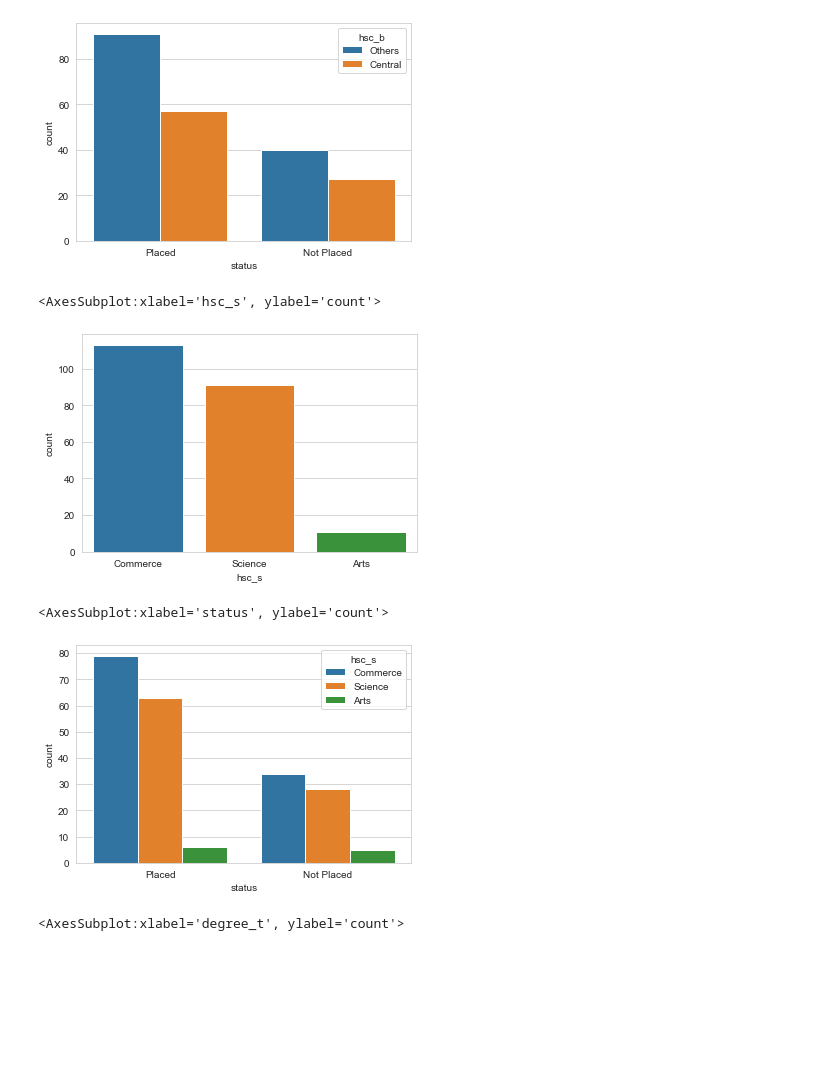
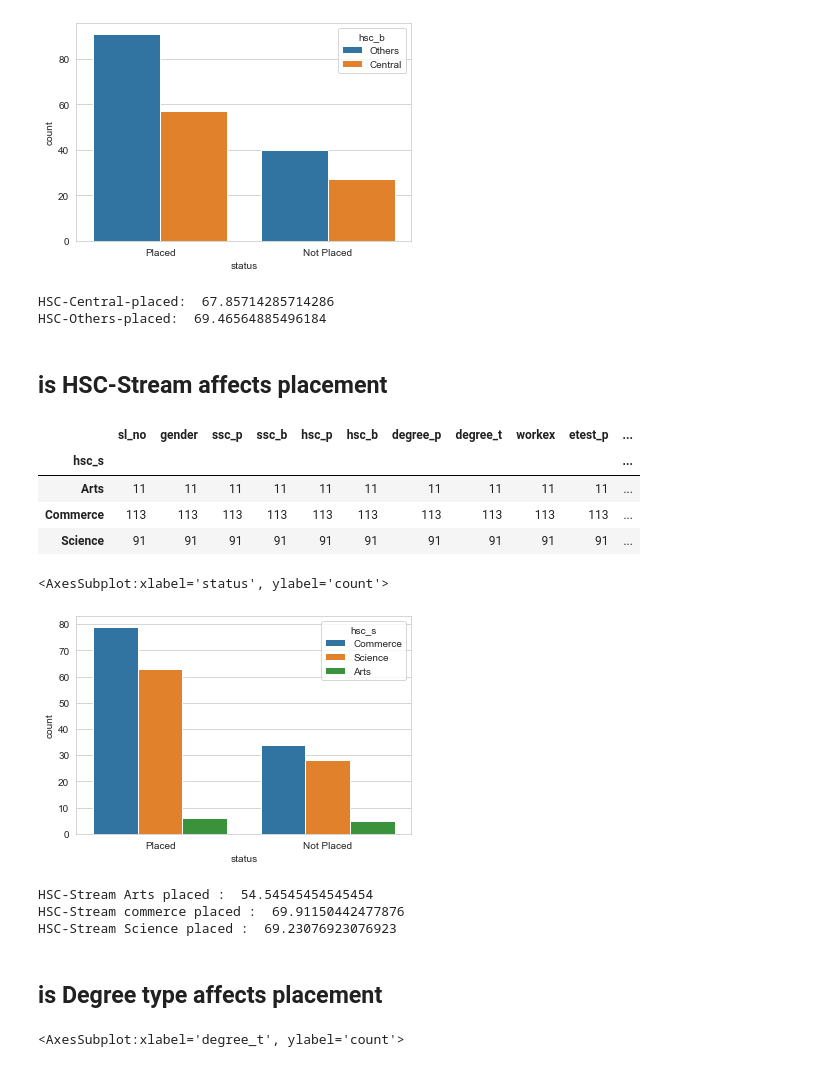
Before and after one commit to SaiSatya16/Hackathon-BrainDead-IIEST, a Jupyter notebook: Problem-1/Satya_notebook.ipynb, the cells around one changed output. Cells and saved outputs as stored; diff of their text form; code cells hidden in the pictures; blank space fills up the shorter version.

```diff
--- a/Problem-1/Satya_notebook.ipynb
+++ b/Problem-1/Satya_notebook.ipynb
@@ -248,22 +266,50 @@ sn.countplot(x='status',hue='hsc_b',data=df)
 # %% [output]
 <AxesSubplot:xlabel='status', ylabel='count'>
 [figure]
+# %%
+t = 215
+c_hsc = 84
+o_hsc = 131
+placed_c = 57
+placed_o = 91
+print("HSC-Central-placed: ",placed_c/c_hsc*100)
+print("HSC-Others-placed: ",placed_o/o_hsc*100)
+# %% [output]
+HSC-Central-placed:  67.85714285714286
+HSC-Others-placed:  69.46564885496184
+# %% [markdown]
+## is HSC-Stream affects placement
+# %%
+df.groupby('hsc_s').count()
+# %% [output]
+|  | sl_no | gender | ssc_p | ssc_b | hsc_p | hsc_b | degree_p | degree_t | workex | etest_p | ... |
+| hsc_s |  |  |  |  |  |  |  |  |  |  | ... |
+| Arts | 11 | 11 | 11 | 11 | 11 | 11 | 11 | 11 | 11 | 11 | ... |
+| Commerce | 113 | 113 | 113 | 113 | 113 | 113 | 113 | 113 | 113 | 113 | ... |
+| Science | 91 | 91 | 91 | 91 | 91 | 91 | 91 | 91 | 91 | 91 | ... |
 # %%
 
 sn.set_style('whitegrid')
-sn.countplot(x='hsc_s',data=df)
+sn.countplot(x='status',hue='hsc_s',data=df)
 # %% [output]
-<AxesSubplot:xlabel='hsc_s', ylabel='count'>
+<AxesSubplot:xlabel='status', ylabel='count'>
-[figure, old version]
+[figure, new version]
-# %%
-
-
-
-sn.set_style('whitegrid')
-sn.countplot(x='status',hue='hsc_s',data=df)
-# %% [output]
-<AxesSubplot:xlabel='status', ylabel='count'>
-[figure, removed]
+# %%
+arts = 11
+commerce = 113
+science = 91
+arts_p = 6
+commerce_p = 79
+science_p = 63
+print("HSC-Stream Arts placed : ",arts_p/arts*100)
+print("HSC-Stream commerce placed : ",commerce_p/commerce*100)
+print("HSC-Stream Science placed : ",science_p/science*100)
+# %% [output]
+HSC-Stream Arts placed :  54.54545454545454
+HSC-Stream commerce placed :  69.91150442477876
+HSC-Stream Science placed :  69.23076923076923
+# %% [markdown]
+## is Degree type affects placement
 # %%
 sn.set_style('whitegrid')
 sn.countplot(x='degree_t',data=df)
```
Also changed, not shown: parts of 23 cells of this notebook.
